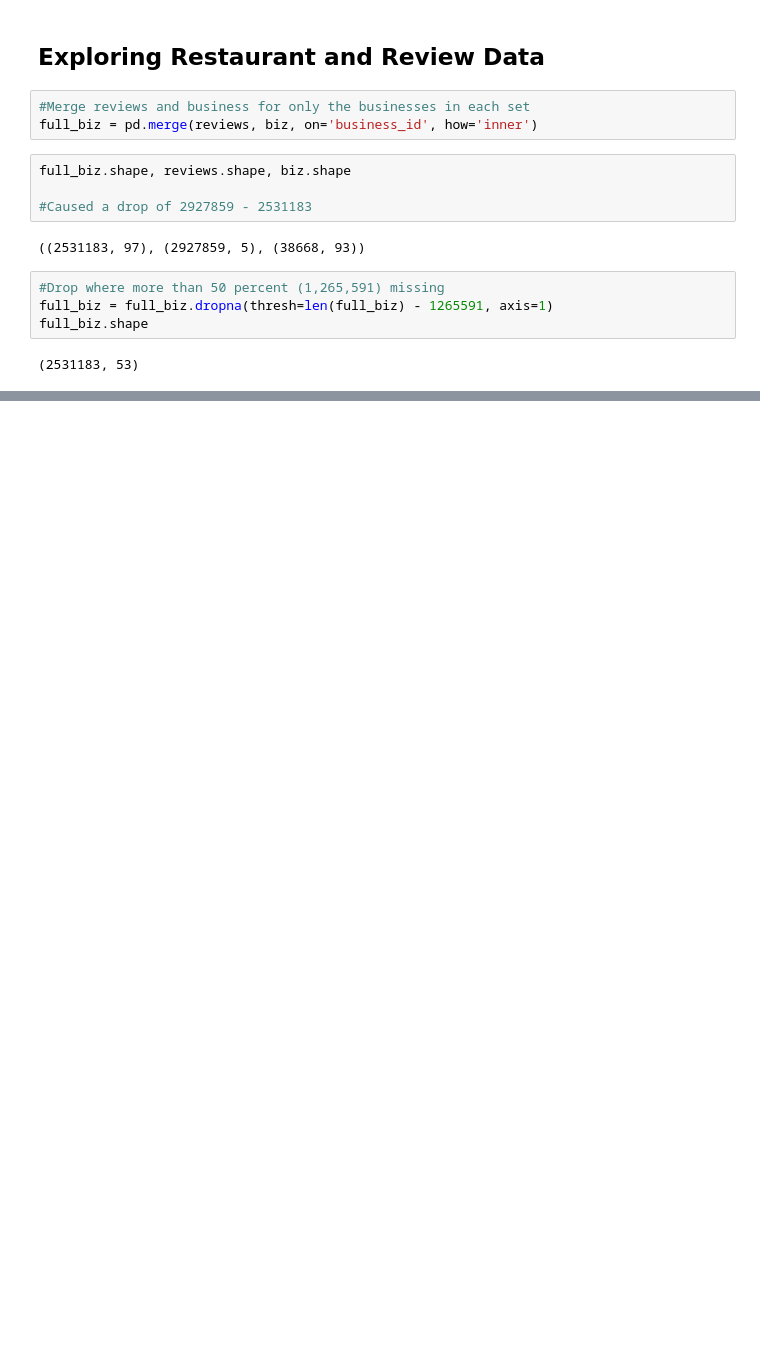
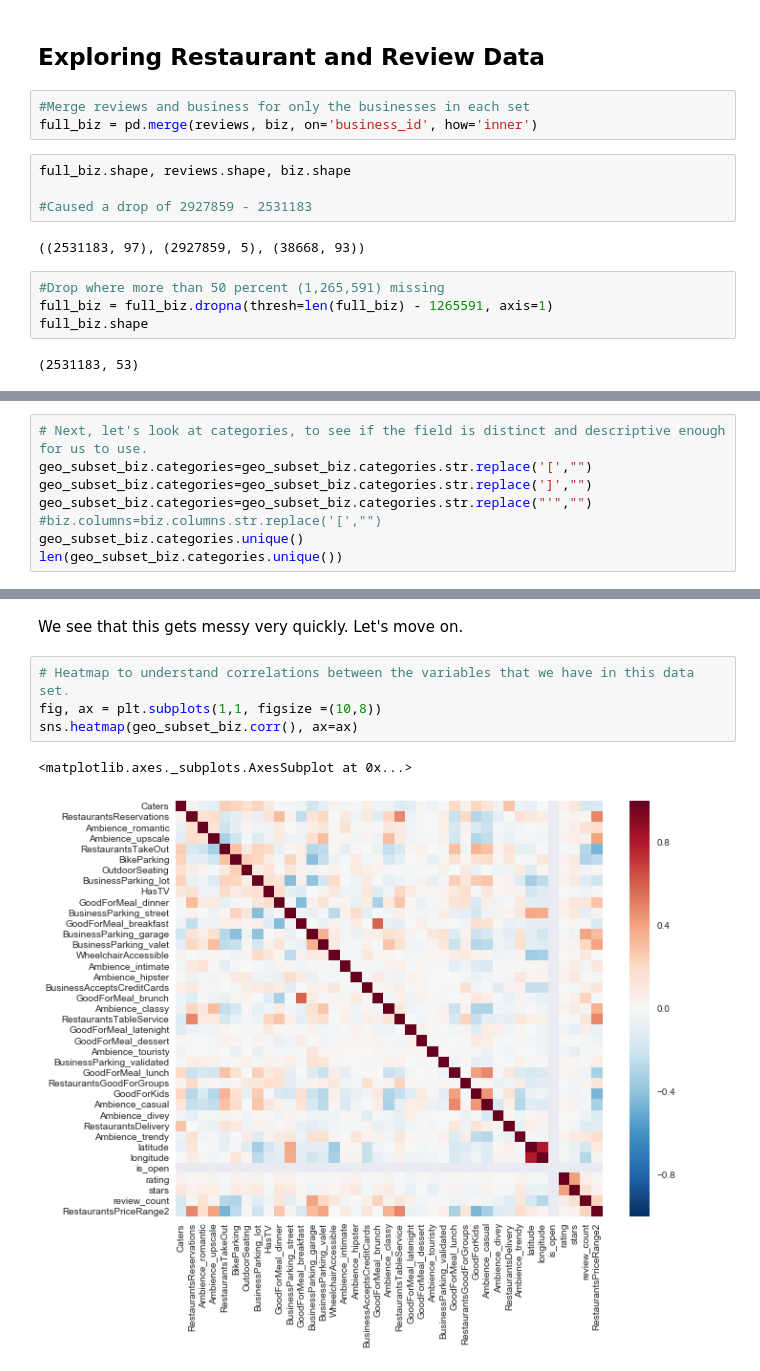
Before and after one commit to mwoluchem/Recommendations_CS209, a Jupyter notebook: Recommendations_EDA.ipynb, the cells around one changed output, grey strips where cells are left out. Cells and saved outputs as stored; diff of their text form; blank space fills up the shorter version.

```diff
--- a/Recommendations_EDA.ipynb
+++ b/Recommendations_EDA.ipynb
@@ -305,0 +404,8 @@ By maintaining a threshold of less than 50 p
+# %%
+# Next, let's look at categories, to see if the field is distinct and descriptive enough for us to use.
+geo_subset_biz.categories=geo_subset_biz.categories.str.replace('[',"")
+geo_subset_biz.categories=geo_subset_biz.categories.str.replace(']',"")
+geo_subset_biz.categories=geo_subset_biz.categories.str.replace("'","")
+#biz.columns=biz.columns.str.replace('[',"")
+geo_subset_biz.categories.unique()
+len(geo_subset_biz.categories.unique())
@@ -305,0 +454,9 @@ By maintaining a threshold of less than 50 p
+# %% [markdown]
+We see that this gets messy very quickly. Let's move on.
+# %%
+# Heatmap to understand correlations between the variables that we have in this data set.
+fig, ax = plt.subplots(1,1, figsize =(10,8))
+sns.heatmap(geo_subset_biz.corr(), ax=ax)
+# %% [output]
+<matplotlib.axes._subplots.AxesSubplot at 0x...>
+[figure, added]
```
Also changed, not shown: parts of 17 cells of this notebook, 2 other files.
